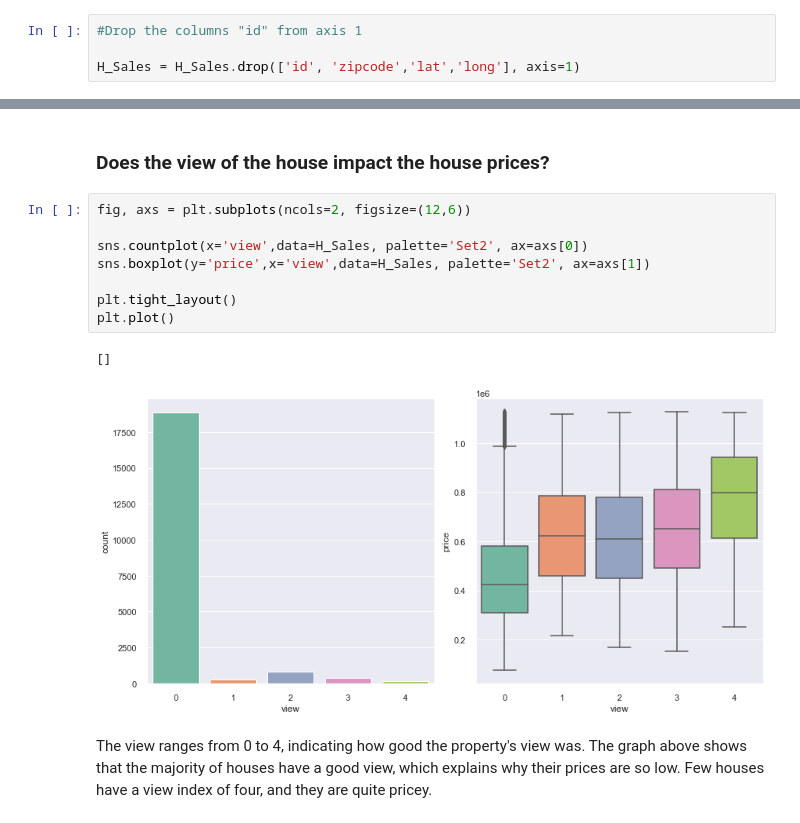
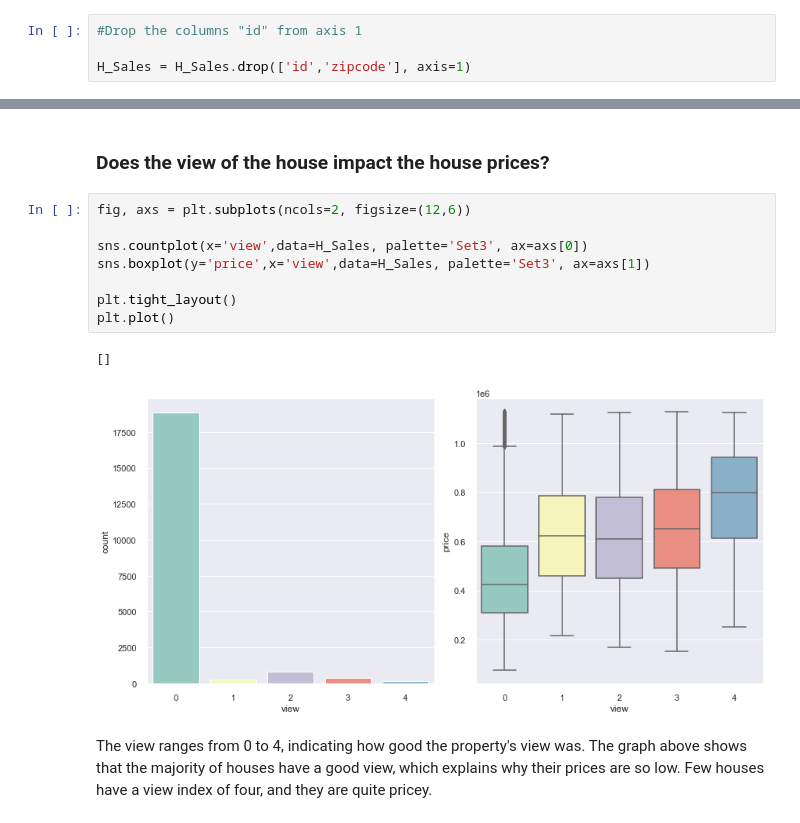
Before and after one commit to olaidekashimawo/King-County-House-Sales, a Jupyter notebook: H_Sale.ipynb, the cells around one changed output, grey strips where cells are left out. Cells and saved outputs as stored; diff of their text form.

```diff
--- a/H_Sale.ipynb
+++ b/H_Sale.ipynb
@@ -270,7 +271,7 @@ H_Sales.drop_duplicates(subset='id', keep='first', inplace=False, ignore_index=F
 # %%
 #Drop the columns "id" from axis 1
 
-H_Sales = H_Sales.drop(['id', 'zipcode','lat','long'], axis=1)
+H_Sales = H_Sales.drop(['id','zipcode'], axis=1)
 # %%
 H_Sales.shape
 # %% [output]
@@ -416,14 +418,14 @@ sqft living = sqft above + sqft basement.
 # %%
 fig, axs = plt.subplots(ncols=2, figsize=(12,6))
 
-sns.countplot(x='view',data=H_Sales, palette='Set2', ax=axs[0])
-sns.boxplot(y='price',x='view',data=H_Sales, palette='Set2', ax=axs[1])
+sns.countplot(x='view',data=H_Sales, palette='Set3', ax=axs[0])
+sns.boxplot(y='price',x='view',data=H_Sales, palette='Set3', ax=axs[1])
 
 plt.tight_layout()
 plt.plot()
 # %% [output]
 []
-[figure, old version]
+[figure, new version]
 # %% [markdown]
 The view ranges from 0 to 4, indicating how good the property's view was. The graph above shows that the majority of houses have a good view, which explains why their prices are so low. Few houses have a view index of four, and they are quite pricey.
 # %% [markdown]
```
Also changed, not shown: parts of 52 cells of this notebook.
